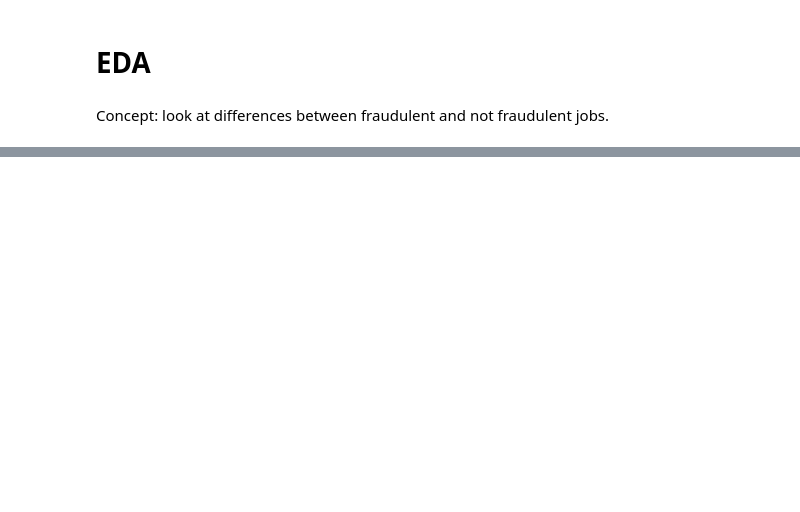
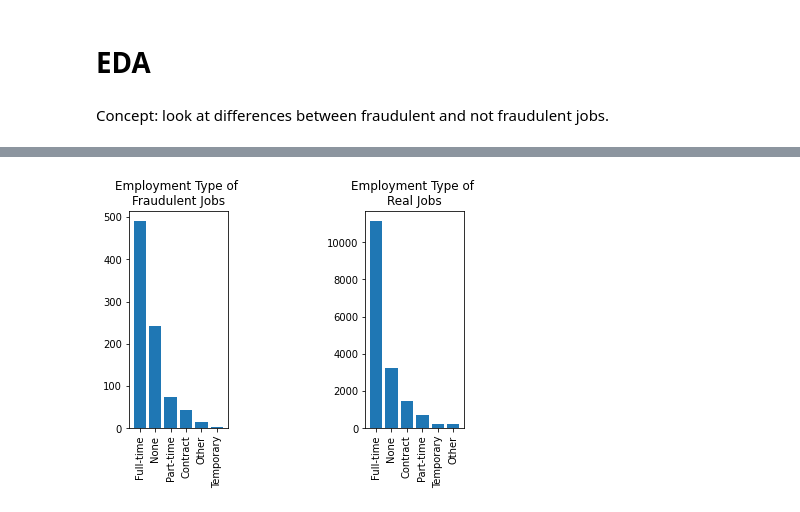
Before and after one commit to karriechou/hacktheglobe_2023, a Jupyter notebook: team17_fake_jobs_model.ipynb, the cells around one changed output, grey strips where cells are left out. Saved outputs shown, nothing was run; the diff lists cells and outputs as text; code cells hidden in the pictures; blank space fills up the shorter version.

```diff
--- a/team17_fake_jobs_model.ipynb
+++ b/team17_fake_jobs_model.ipynb
@@ -105,0 +109,14 @@ not_fraudulent_jobs = jobs[(jobs["fraudulent"] == 0)]
+# %%
+plt.subplot(1, 3, 1)
+plt.bar(x = fraudulent_jobs["employment_type"].value_counts().index.tolist(), height = fraudulent_jobs["employment_type"].value_counts())
+plt.xticks(rotation = 90)
+plt.title("Employment Type of \nFraudulent Jobs")
+
+plt.subplot(1, 3, 3)
+fig2 = plt.bar(x = not_fraudulent_jobs["employment_type"].value_counts().index.tolist(), height = not_fraudulent_jobs["employment_type"].value_counts())
+plt.xticks(rotation = 90)
+plt.title("Employment Type of \nReal Jobs")
+
+plt.show()
+# %% [output]
+[figure, added]
```
Also changed, not shown: parts of 10 cells of this notebook.
